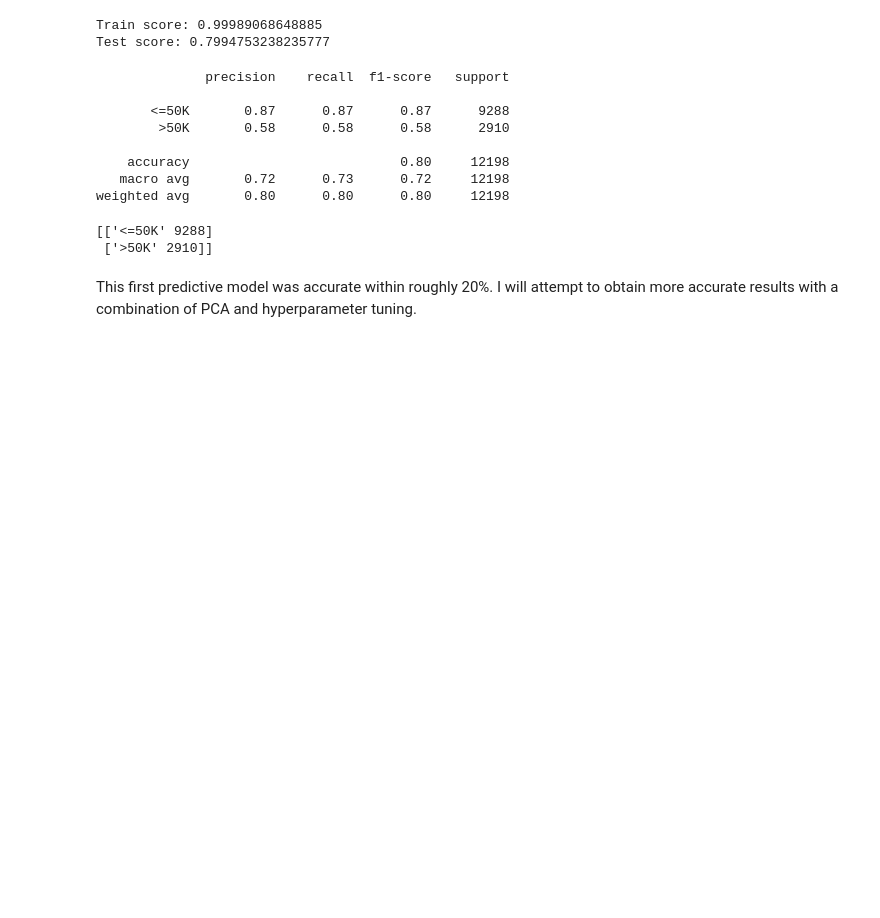
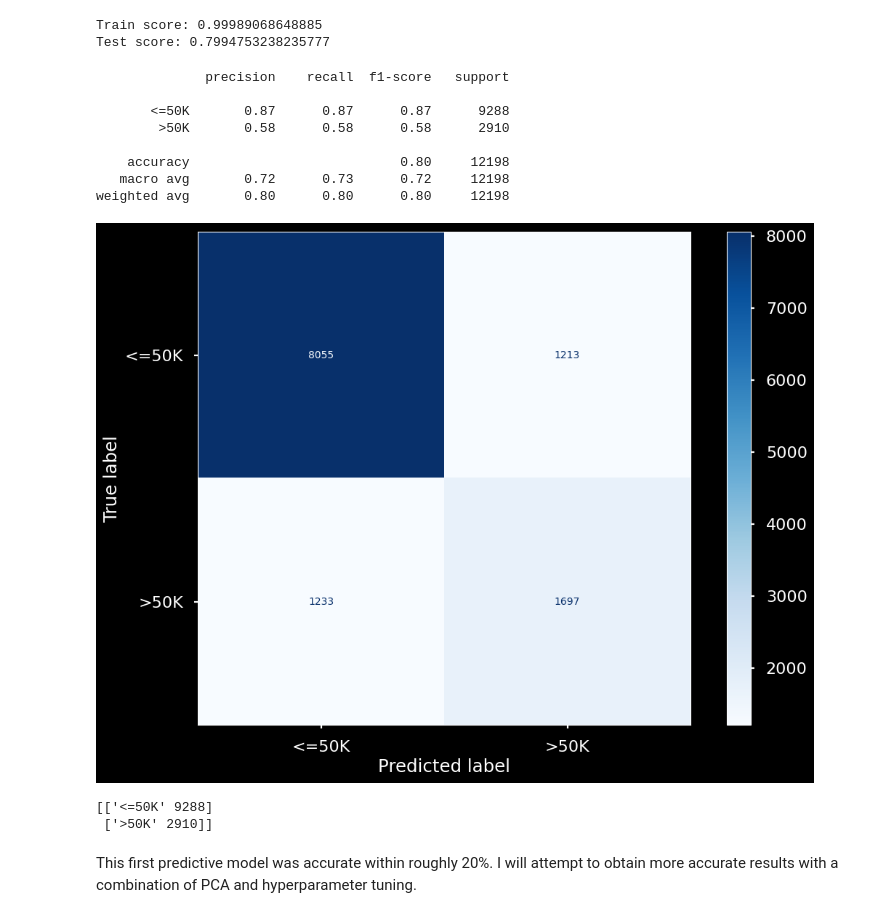
Before and after one commit to JamisonHunter/Adult-Income-Prediction, a Jupyter notebook: adult_income_prediction_j_hunter.ipynb, the cells around one changed output. Drawn from its saved outputs; the diff is of its cells as text; code cells hidden in the pictures; blank space fills up the shorter version.

```diff
--- a/adult_income_prediction_j_hunter.ipynb
+++ b/adult_income_prediction_j_hunter.ipynb
@@ -521,4 +526,11 @@ print(classification_report(knn_preds, y_test))
     accuracy                           0.80     12198
    macro avg       0.72      0.73      0.72     12198
 weighted avg       0.80      0.80      0.80     12198
+# %%
+# generating a confusion matrix of the knn model
+cm = confusion_matrix(y_test.values, knn_preds)
+cm_df = pd.DataFrame(cm)
+ConfusionMatrixDisplay.from_predictions(y_test, knn_preds, cmap = "Blues");
+# %% [output]
+[figure, added]
 # %%
```
Also changed, not shown: parts of 29 cells of this notebook.
